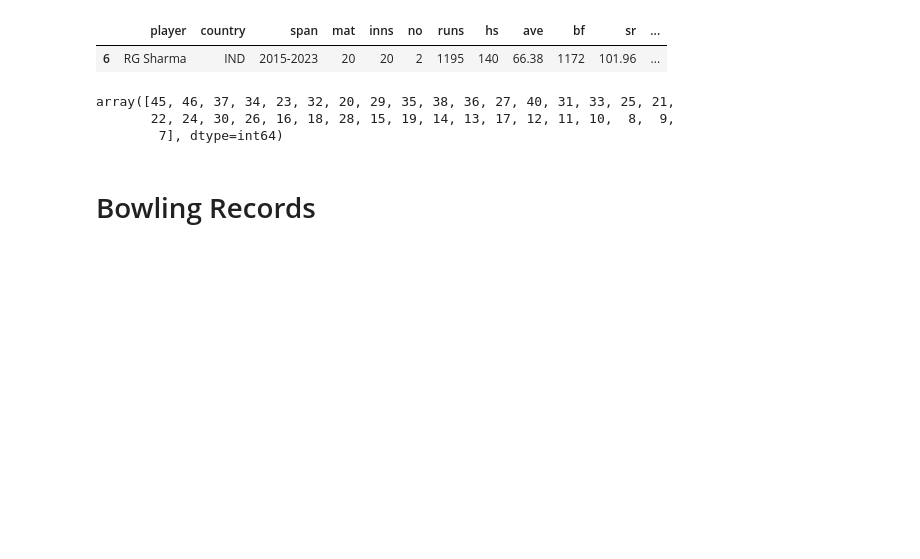
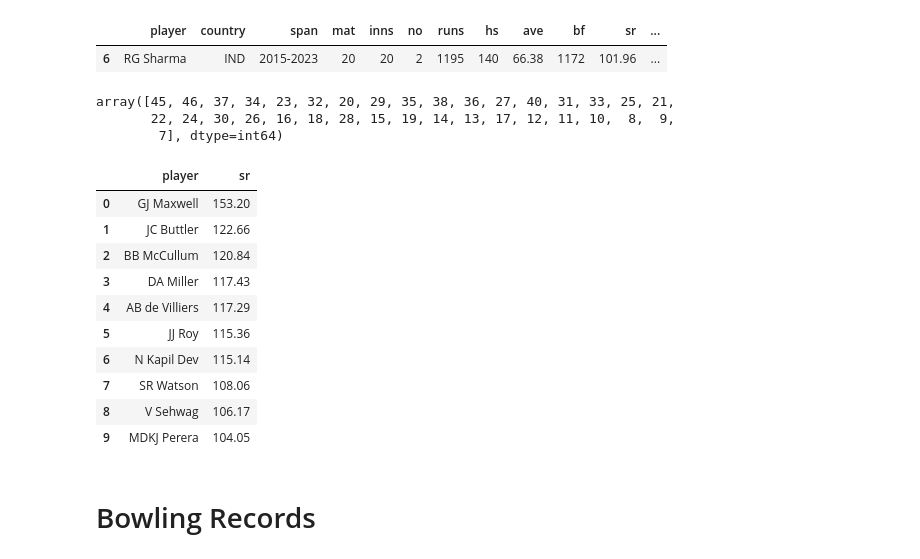
Before and after one commit to jeniljani-4444/End-To-End-World-Cup-Analysis-Web-App, a Jupyter notebook: World Cup Data.ipynb, the cells around one changed output. Saved outputs shown, nothing was run; the diff lists cells and outputs as text; code cells hidden in the pictures; blank space fills up the shorter version.

```diff
--- a/World Cup Data.ipynb
+++ b/World Cup Data.ipynb
@@ -178,3 +178,17 @@ df_runs['mat'].unique()
 array([45, 46, 37, 34, 23, 32, 20, 29, 35, 38, 36, 27, 40, 31, 33, 25, 21,
        22, 24, 30, 26, 16, 18, 28, 15, 19, 14, 13, 17, 12, 11, 10,  8,  9,
         7], dtype=int64)
+# %%
+df_runs.groupby('player')[['player','sr']].max().sort_values('sr',ascending=False).head(10).reset_index(drop=True)
+# %% [output]
+|  | player | sr |
+| 0 | GJ Maxwell | 153.20 |
+| 1 | JC Buttler | 122.66 |
+| 2 | BB McCullum | 120.84 |
+| 3 | DA Miller | 117.43 |
+| 4 | AB de Villiers | 117.29 |
+| 5 | JJ Roy | 115.36 |
+| 6 | N Kapil Dev | 115.14 |
+| 7 | SR Watson | 108.06 |
+| 8 | V Sehwag | 106.17 |
+| 9 | MDKJ Perera | 104.05 |
```
Also changed, not shown: parts of 2 cells of this notebook, 4 other files.
